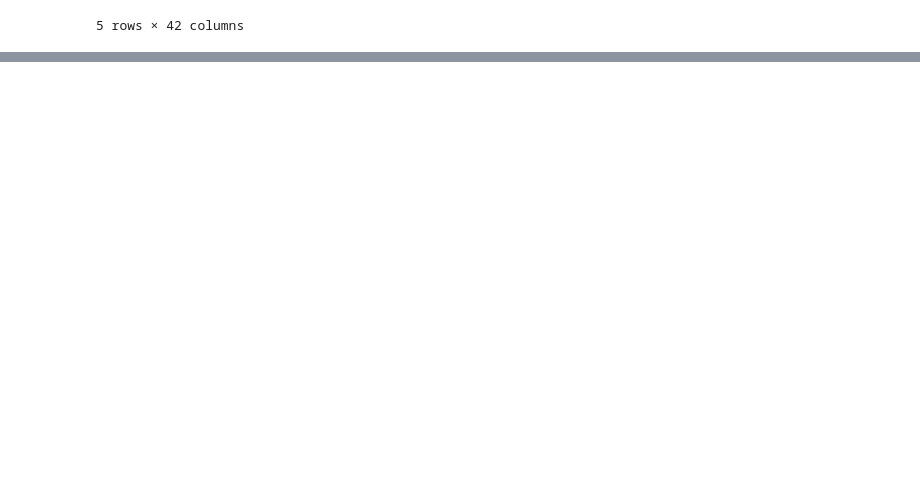
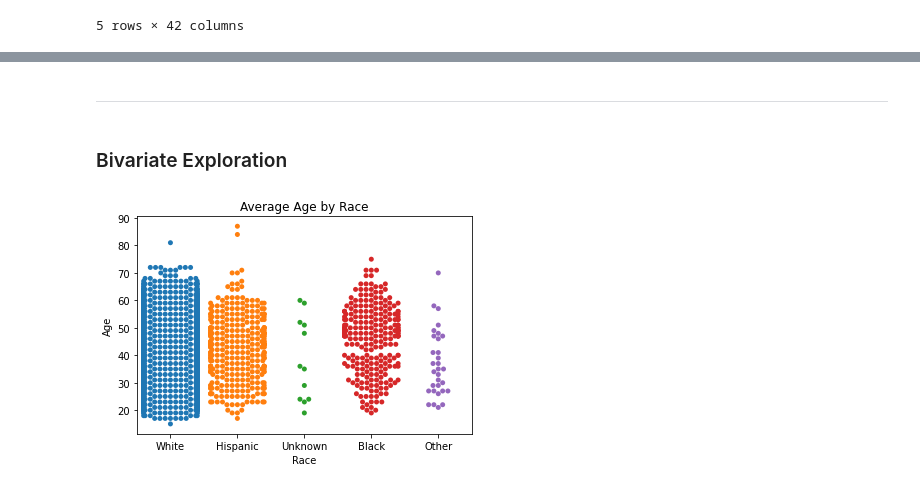
Before and after one commit to natasharivers/individual_project, a Jupyter notebook: Final Notebook.ipynb, the cells around one changed output, grey strips where cells are left out. Drawn from its saved outputs; the diff is of its cells as text; code cells hidden in the pictures; blank space fills up the shorter version.

```diff
--- a/Final Notebook.ipynb
+++ b/Final Notebook.ipynb
@@ -19,0 +287,11 @@ AttributeError: 'function' object has no attribute 'shape'
+# %% [markdown]
+_________________________________
+# %% [markdown]
+### Bivariate Exploration
+# %%
+#plot age and race
+sns.swarmplot(x= train.Race, y = train.Age)
+plt.title('Average Age by Race')
+None
+# %% [output]
+[figure, added]
```
Also changed, not shown: parts of 100 cells of this notebook.
